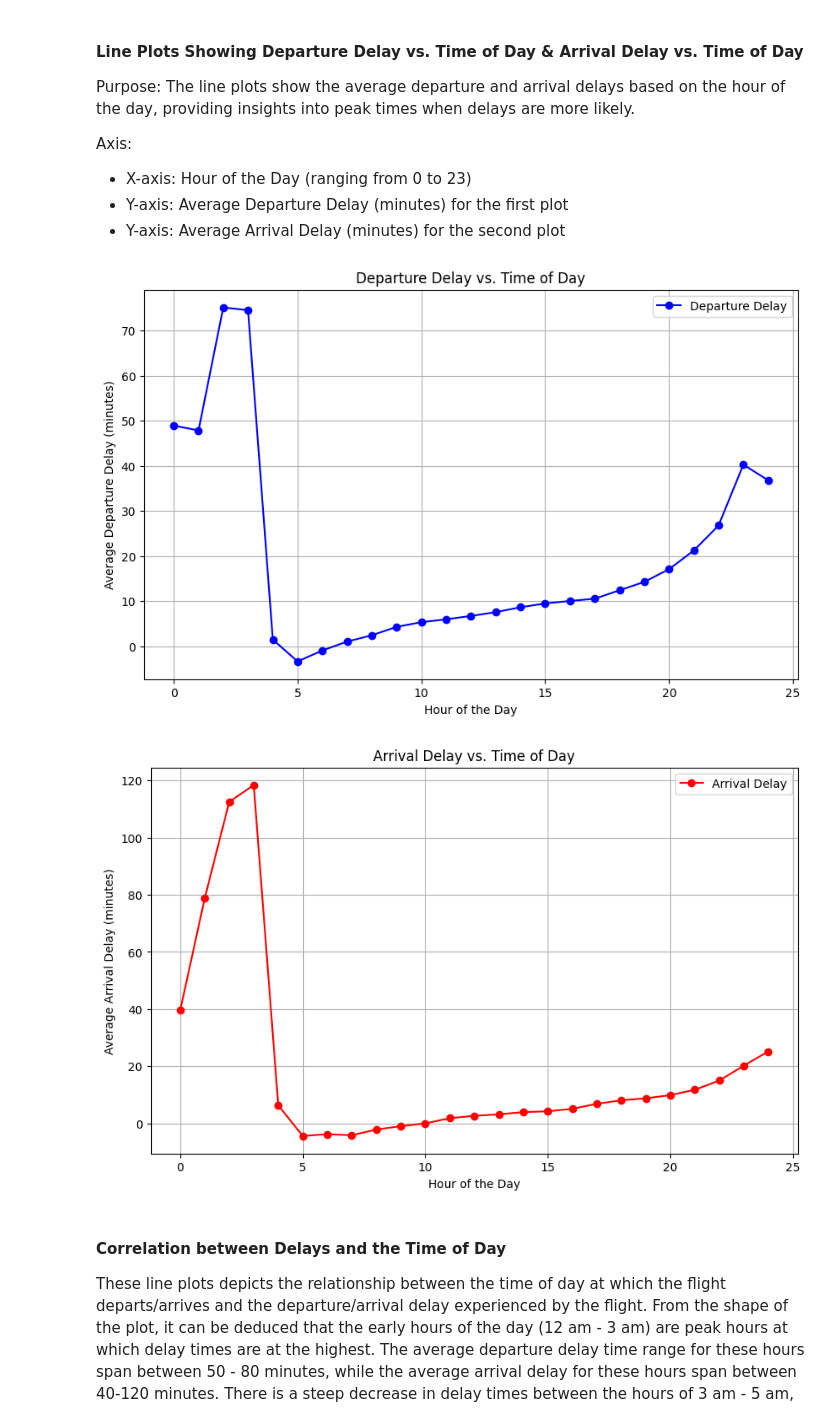
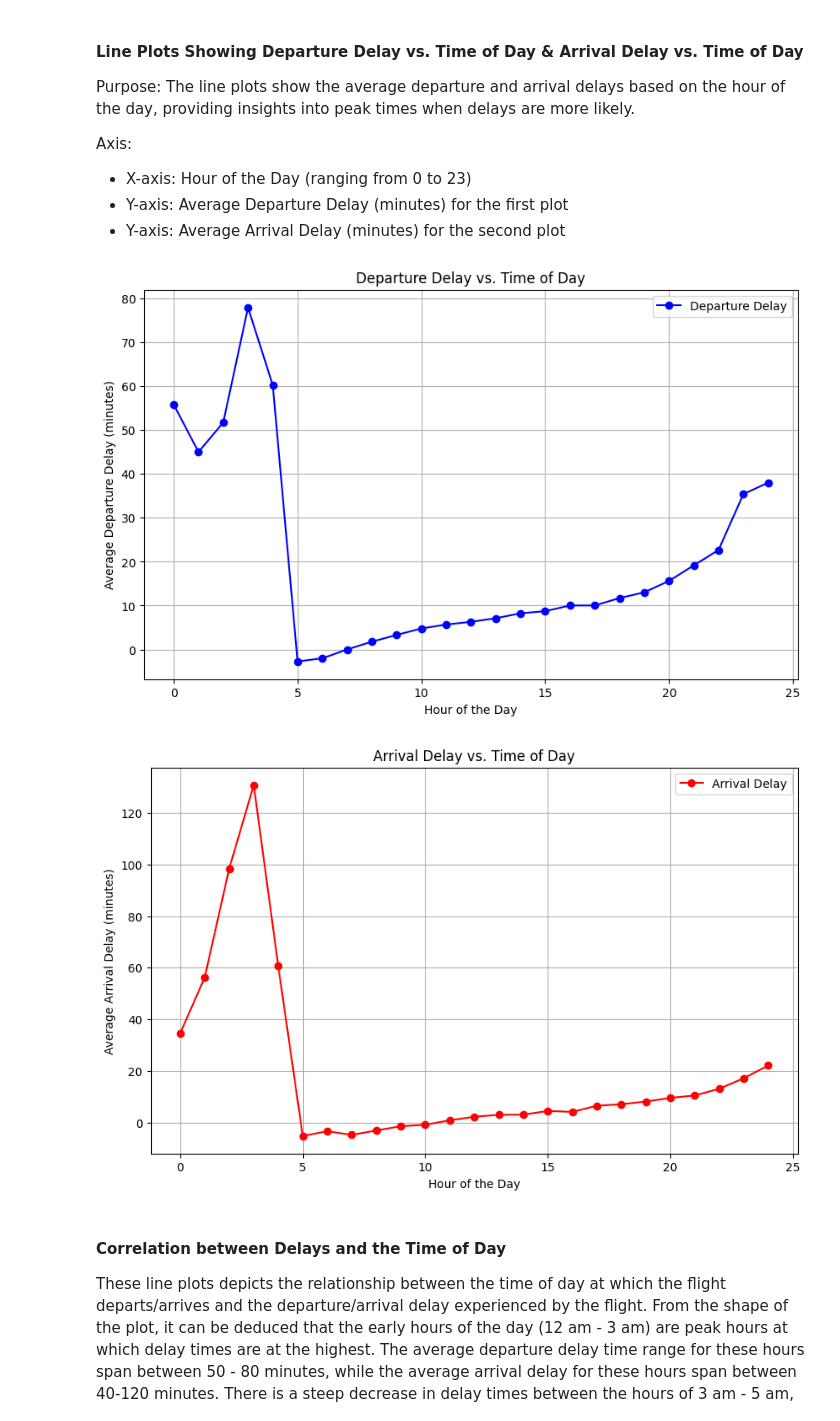
Before and after one commit to AnnikaBoodoosingh/COMP3610-Project, a Jupyter notebook: exploration.ipynb, the cells around one changed output. Saved outputs shown, nothing was run; the diff lists cells and outputs as text; code cells hidden in the pictures.

Commit message:
Fixed hour extraction for 24hr clock

```diff
--- a/exploration.ipynb
+++ b/exploration.ipynb
@@ -448,38 +448,44 @@ Axis:
 - Y-axis: Average Departure Delay (minutes) for the first plot
 - Y-axis: Average Arrival Delay (minutes) for the second plot
 # %%
-# Convert DepTime and ArrTime to hours for better visualization
-df['DepHour'] = df['DepTime'] // 100  # Extract hour from DepTime
-df['ArrHour'] = df['ArrTime'] // 100  # Extract hour from ArrTime
+import matplotlib.pyplot as plt
+
+# Convert DepTime and ArrTime to hours, handle 24-hour clock properly
+df['DepHour'] = (df['DepTime'] // 100) + (df['DepTime'] % 100) / 60.0
+df['ArrHour'] = (df['ArrTime'] // 100) + (df['ArrTime'] % 100) / 60.0
+
+# Round hours for better grouping, particularly if you're dealing with fractional hours
+df['DepHour'] = df['DepHour'].round()
+df['ArrHour'] = df['ArrHour'].round()
 
 # Average Departure Delay by Hour
 avg_dep_delay_by_hour = df.groupby('DepHour')['DepDelay'].mean()
 
 # Average Arrival Delay by Hour
 avg_arr_delay_by_hour = df.groupby('ArrHour')['ArrDelay'].mean()
 
 # Plotting Departure Delay vs. Time of Day (DepTime)
 plt.figure(figsize=(10, 6))
 plt.plot(avg_dep_delay_by_hour.index, avg_dep_delay_by_hour.values, marker='o', color='blue', label='Departure Delay')
 plt.title('Departure Delay vs. Time of Day')
 plt.xlabel('Hour of the Day')
 plt.ylabel('Average Departure Delay (minutes)')
 plt.grid(True)
 plt.legend()
 plt.show()
 
 # Plotting Arrival Delay vs. Time of Day (ArrTime)
 plt.figure(figsize=(10, 6))
 plt.plot(avg_arr_delay_by_hour.index, avg_arr_delay_by_hour.values, marker='o', color='red', label='Arrival Delay')
 plt.title('Arrival Delay vs. Time of Day')
 plt.xlabel('Hour of the Day')
 plt.ylabel('Average Arrival Delay (minutes)')
 plt.grid(True)
 plt.legend()
 plt.show()
 # %% [output]
-[figure, old version]
+[figure, new version]
-[figure, old version]
+[figure, new version]
 # %% [markdown]
 #### Correlation between Delays and the Time of Day
 
```
